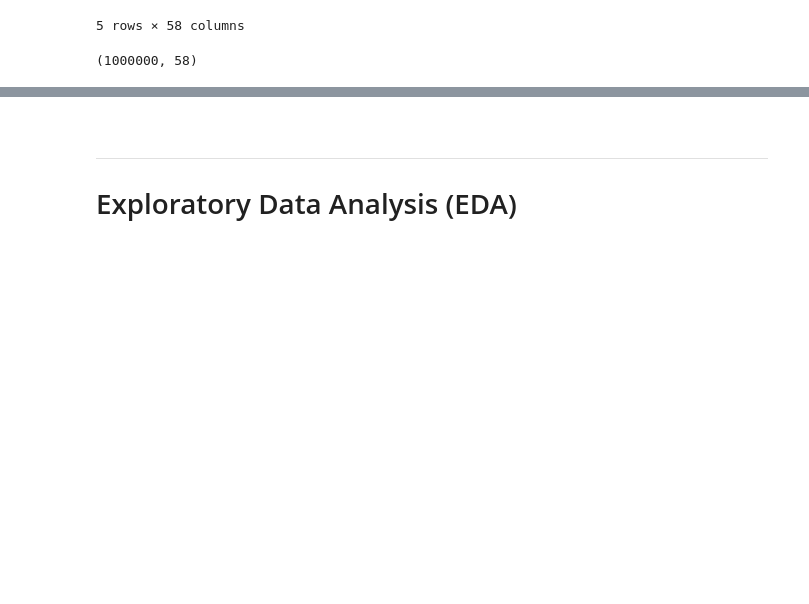
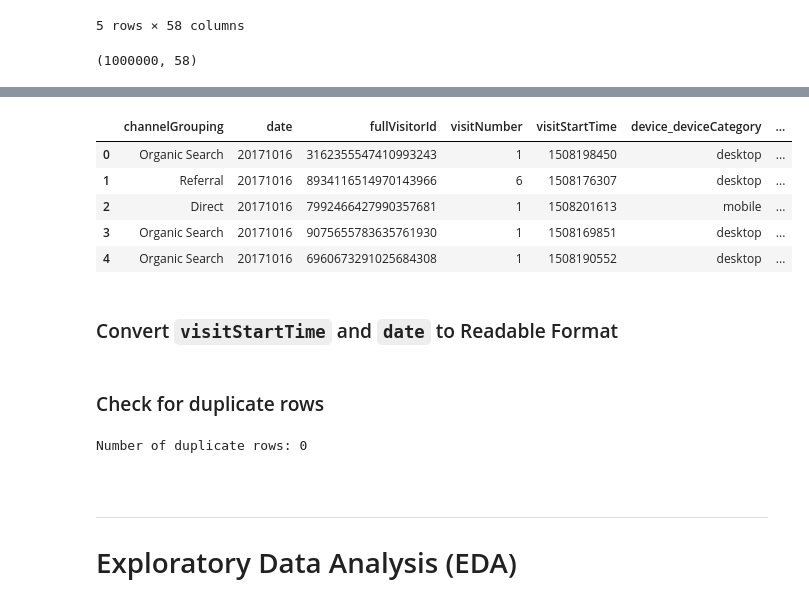
Before and after one commit to PaolaGaray/GA-CustomerRevenuePrediction, a Jupyter notebook: notebooks/data_wrangling_and_EDA.ipynb, the cells around one changed output, grey strips where cells are left out. Drawn from its saved outputs; the diff is of its cells as text; code cells hidden in the pictures; blank space fills up the shorter version.

```diff
--- a/notebooks/data_wrangling_and_EDA.ipynb
+++ b/notebooks/data_wrangling_and_EDA.ipynb
@@ -102,0 +115,20 @@ df['fullVisitorId'].nunique()
+# %%
+# aditional unnecesary columns
+drop_columns = [
+    'visitId', 'device_isMobile', 'geoNetwork_subContinent', 'totals_newVisits', 'totals_totalTransactionRevenue'
+]
+
+# Drop the columns
+df = df.drop(columns=drop_columns)
+
+# Display the remaining columns
+display(df.head())
+# %% [output]
+|  | channelGrouping | date | fullVisitorId | visitNumber | visitStartTime | device_deviceCategory | ... |
+| 0 | Organic Search | 20171016 | 3162355547410993243 | 1 | 1508198450 | desktop | ... |
+| 1 | Referral | 20171016 | 8934116514970143966 | 6 | 1508176307 | desktop | ... |
+| 2 | Direct | 20171016 | 7992466427990357681 | 1 | 1508201613 | mobile | ... |
+| 3 | Organic Search | 20171016 | 9075655783635761930 | 1 | 1508169851 | desktop | ... |
+| 4 | Organic Search | 20171016 | 6960673291025684308 | 1 | 1508190552 | desktop | ... |
+# %% [markdown]
+### Convert `visitStartTime` and `date` to Readable Format
@@ -102,0 +142,7 @@ df['fullVisitorId'].nunique()
+# %% [markdown]
+### Check for duplicate rows
+# %%
+duplicate_rows = df.duplicated().sum()
+print(f"Number of duplicate rows: {duplicate_rows}")
+# %% [output]
+Number of duplicate rows: 0
```
Also changed, not shown: parts of 9 cells of this notebook.
